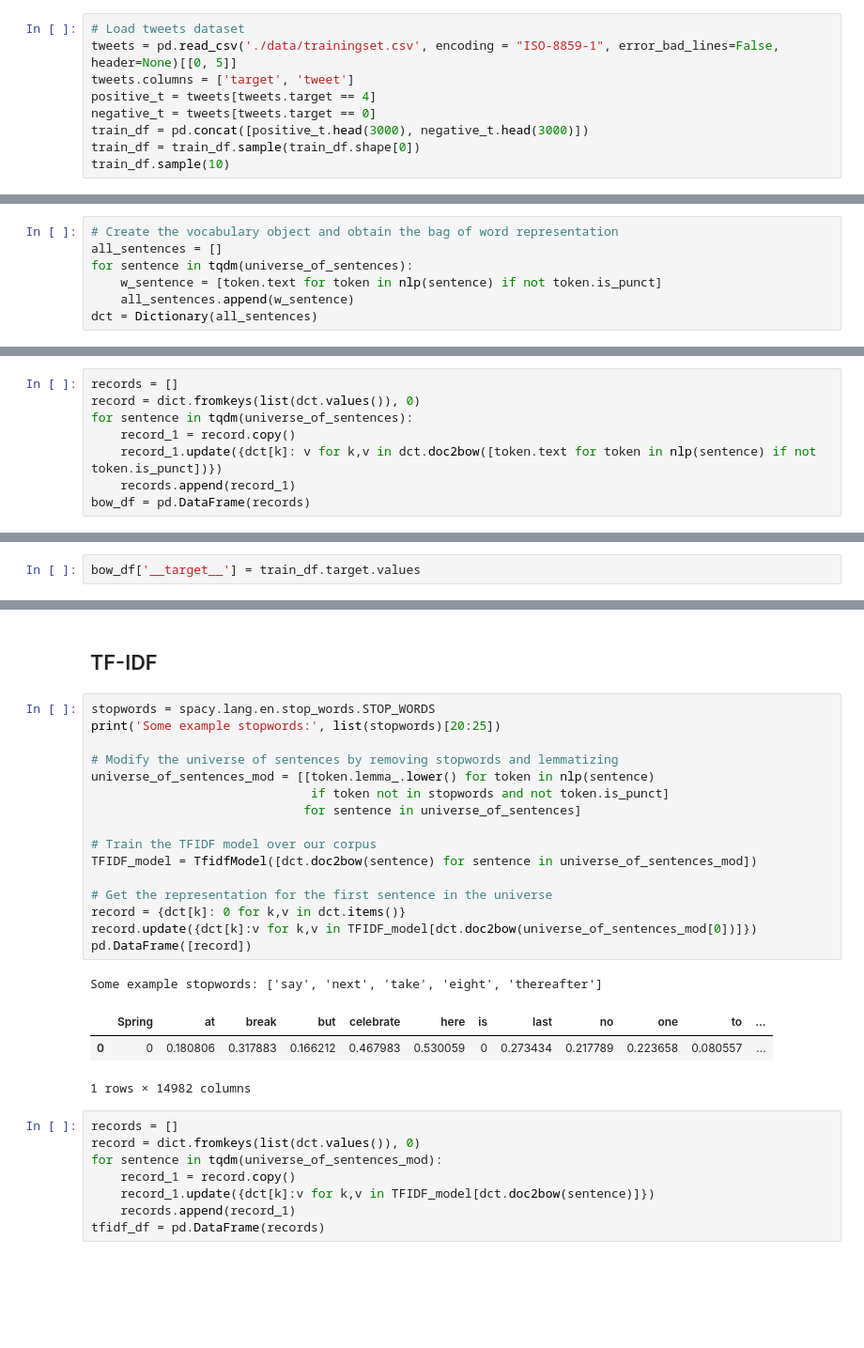
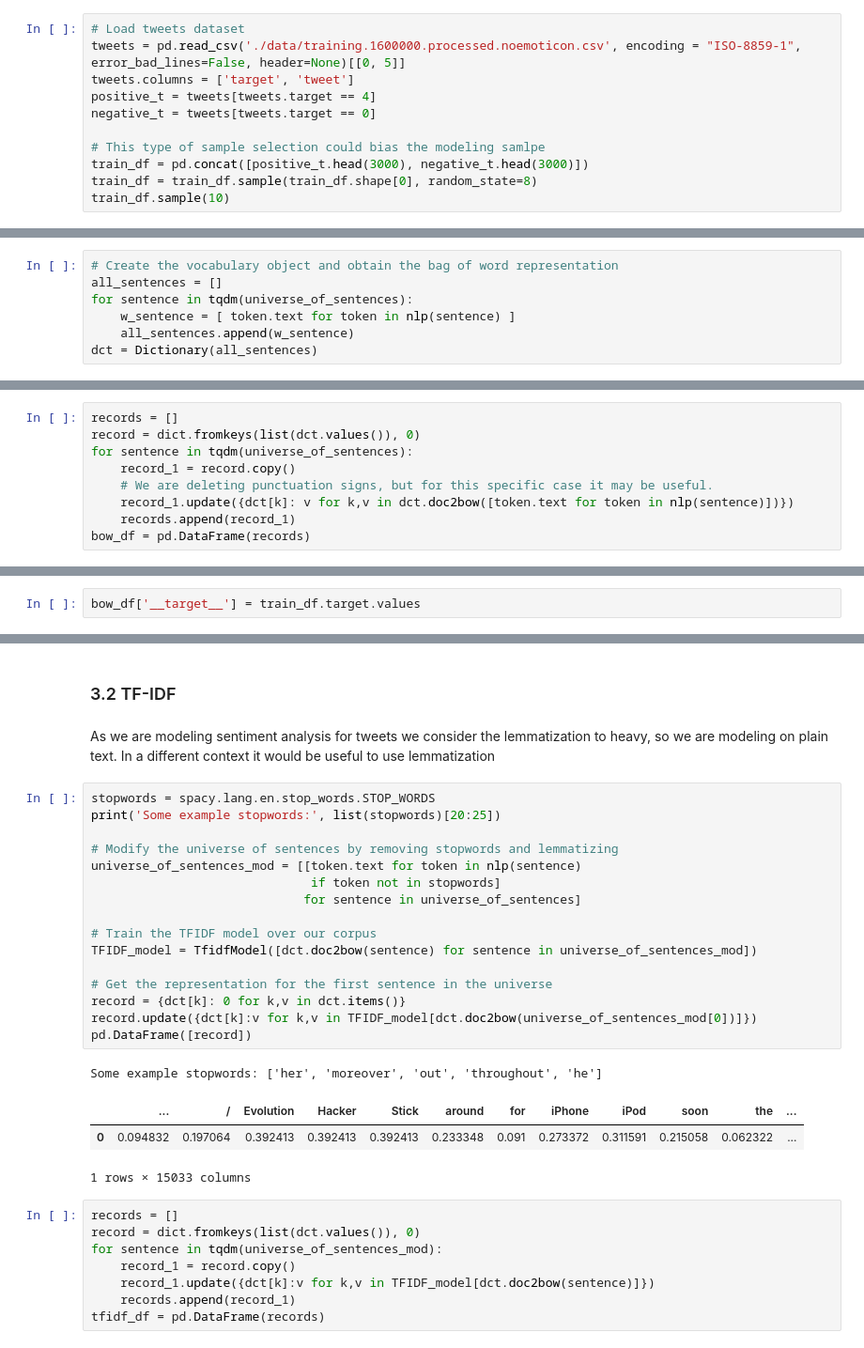
Before and after one commit to persas/intro-to-nlp, a Jupyter notebook: Thursdays brown bag meeting, NLP.ipynb, the cells around one changed output, grey strips where cells are left out. Shown at 94% size. Saved outputs shown, nothing was run; the diff lists cells and outputs as text; blank space fills up the shorter version.

```diff
--- a/Thursdays brown bag meeting, NLP.ipynb
+++ b/Thursdays brown bag meeting, NLP.ipynb
@@ -314,12 +316,14 @@ emojify = {
 }
 # %%
 # Load tweets dataset
-tweets = pd.read_csv('./data/trainingset.csv', encoding = "ISO-8859-1", error_bad_lines=False, header=None)[[0, 5]]
+tweets = pd.read_csv('./data/training.1600000.processed.noemoticon.csv', encoding = "ISO-8859-1", error_bad_lines=False, header=None)[[0, 5]]
 tweets.columns = ['target', 'tweet']
 positive_t = tweets[tweets.target == 4]
 negative_t = tweets[tweets.target == 0]
+
+# This type of sample selection could bias the modeling samlpe
 train_df = pd.concat([positive_t.head(3000), negative_t.head(3000)])
-train_df = train_df.sample(train_df.shape[0])
+train_df = train_df.sample(train_df.shape[0], random_state=8)
 train_df.sample(10)
 # %% [output]
 |  | target | tweet |
@@ -342,6 +348,6 @@ universe_of_sentences = train_df.tweet.values
 # Create the vocabulary object and obtain the bag of word representation
 all_sentences = []
 for sentence in tqdm(universe_of_sentences):
-    w_sentence = [token.text for token in nlp(sentence) if not token.is_punct]
+    w_sentence = [ token.text for token in nlp(sentence) ]
     all_sentences.append(w_sentence)
 dct = Dictionary(all_sentences)
@@ -350,6 +358,7 @@ records = []
 record = dict.fromkeys(list(dct.values()), 0)
 for sentence in tqdm(universe_of_sentences):
     record_1 = record.copy()
-    record_1.update({dct[k]: v for k,v in dct.doc2bow([token.text for token in nlp(sentence) if not token.is_punct])})
+    # We are deleting punctuation signs, but for this specific case it may be useful.
+    record_1.update({dct[k]: v for k,v in dct.doc2bow([token.text for token in nlp(sentence)])})
     records.append(record_1)
 bow_df = pd.DataFrame(records)
@@ -378,26 +391,28 @@ Your tweet was: 😊
 # %% [markdown]
-## TF-IDF
+### 3.2 TF-IDF
+# %% [markdown]
+As we are modeling sentiment analysis for tweets we consider the lemmatization to heavy, so we are modeling on plain text. In a different context it would be useful to use lemmatization
 # %%
 stopwords = spacy.lang.en.stop_words.STOP_WORDS
 print('Some example stopwords:', list(stopwords)[20:25])
 
 # Modify the universe of sentences by removing stopwords and lemmatizing
-universe_of_sentences_mod = [[token.lemma_.lower() for token in nlp(sentence)
-                              if token not in stopwords and not token.is_punct]
+universe_of_sentences_mod = [[token.text for token in nlp(sentence)
+                              if token not in stopwords]
                              for sentence in universe_of_sentences]
 
 # Train the TFIDF model over our corpus
 TFIDF_model = TfidfModel([dct.doc2bow(sentence) for sentence in universe_of_sentences_mod])
 
 # Get the representation for the first sentence in the universe
 record = {dct[k]: 0 for k,v in dct.items()}
 record.update({dct[k]:v for k,v in TFIDF_model[dct.doc2bow(universe_of_sentences_mod[0])]})
 pd.DataFrame([record])
 # %% [output]
-Some example stopwords: ['say', 'next', 'take', 'eight', 'thereafter']
+Some example stopwords: ['her', 'moreover', 'out', 'throughout', 'he']
-|  | Spring | at | break | but | celebrate | here | is | last | no | one | to | ... |
-| 0 | 0 | 0.180806 | 0.317883 | 0.166212 | 0.467983 | 0.530059 | 0 | 0.273434 | 0.217789 | 0.223658 | 0.080557 | ... |
+|  | ... | / | Evolution | Hacker | Stick | around | for | iPhone | iPod | soon | the | ... |
+| 0 | 0.094832 | 0.197064 | 0.392413 | 0.392413 | 0.392413 | 0.233348 | 0.091 | 0.273372 | 0.311591 | 0.215058 | 0.062322 | ... |
-1 rows × 14982 columns
+1 rows × 15033 columns
 # %%
 records = []
 record = dict.fromkeys(list(dct.values()), 0)
```
Also changed, not shown: parts of 31 cells of this notebook.
